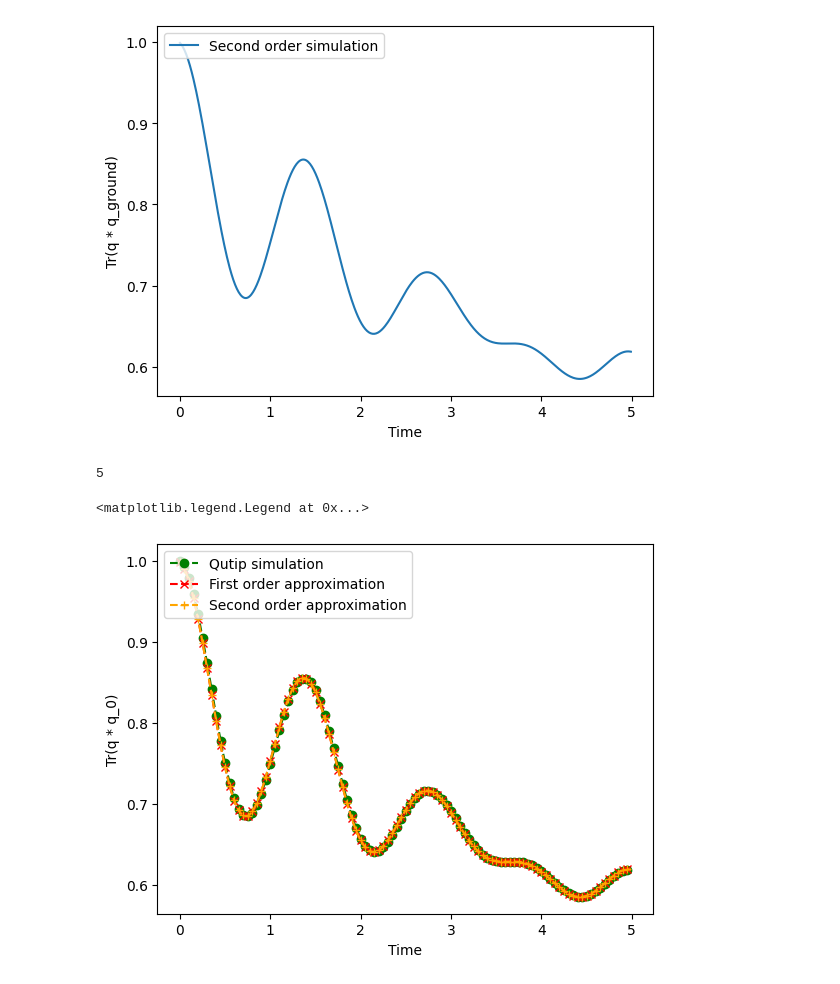
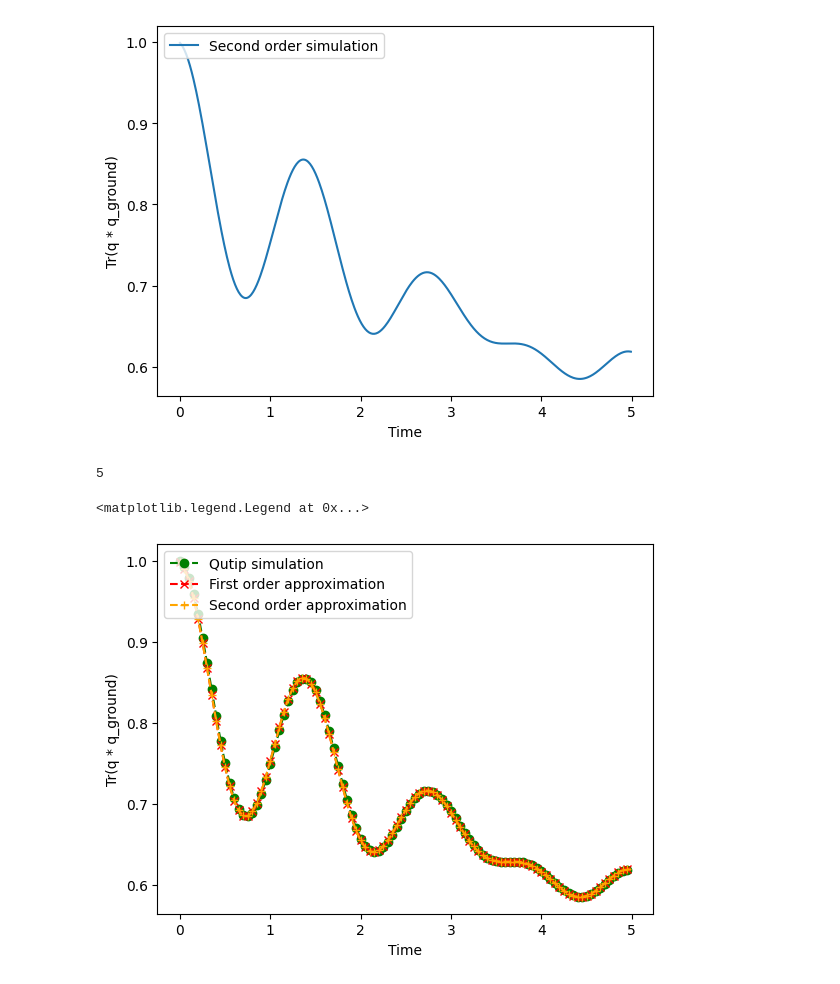
Before and after one commit to rbudai98/QSimulations, a Jupyter notebook: TFIM_time_indep_multi_qubit_.ipynb, the cells around one changed output. Cells and saved outputs as stored; diff of their text form; code cells hidden in the pictures.

```diff
--- a/TFIM_time_indep_multi_qubit_.ipynb
+++ b/TFIM_time_indep_multi_qubit_.ipynb
@@ -86,7 +86,7 @@ from qutip import mesolve
 import numpy as np
 
 rho = QSystem.rho_ground
-exact_trace_rho_0 = []
+exact_trace_rho_highest_en = []
 for t in time_vec:
     sum = np.zeros((QSystem._systemSizeDim, QSystem._systemSizeDim))
     for j in np.arange(1, J + 1, 1):
@@ -96,7 +96,7 @@ for t in time_vec:
         )
     delta_rho = -1j * (QSystem.H_op() @ rho - rho @ QSystem.H_op()) + sum
     rho = rho + dt * delta_rho
-    exact_trace_rho_0.append((rho @ QSystem.rho_ground).tr())
+    exact_trace_rho_highest_en.append((rho @ QSystem.rho_ground).tr())
 
 V1 = V_damping(1)
 V2 = V_damping(2)
@@ -105,7 +105,7 @@ results2 = mesolve(QSystem.H_op(), Qobj(QSystem.rho_ground), time_vec, [V1, V2],
 plt.figure()
 plt.xlabel("Time")
 plt.ylabel("Tr(q * q_ground)")
-plt.plot(time_vec, exact_trace_rho_0, label="Exact simulation")
+plt.plot(time_vec, exact_trace_rho_highest_en, label="Exact simulation")
 plt.plot(time_vec, results2.expect[0], label="Qutip simulation")
 plt.legend(loc="upper left")
 # %% [output]
@@ -131,7 +131,7 @@ for i in range(ancilla):
 rho_ancilla = Qobj(psi_ancilla.conj().T @ psi_ancilla)
 
 rho = QSystem.rho_ground
-first_order_trace_rho_0 = []
+first_order_trace_rho_highest_en = []
 for t in time_vec:
     # Extended system, zero initialized ancilla + hamiltonian system
     system = Qobj(
@@ -153,12 +153,12 @@ for t in time_vec:
     evolved_system = approximation @ system @ approximation.conj().trans()
 
     rho = evolved_system.ptrace(1)
-    first_order_trace_rho_0.append((rho @ QSystem.rho_ground).tr())
+    first_order_trace_rho_highest_en.append((rho @ QSystem.rho_ground).tr())
 
 plt.figure()
 plt.xlabel("Time")
 plt.ylabel("Tr(q * q_ground)")
-plt.plot(time_vec, first_order_trace_rho_0, label="First order simulation")
+plt.plot(time_vec, first_order_trace_rho_highest_en, label="First order simulation")
 plt.legend(loc="upper left")
 # %% [output]
 <matplotlib.legend.Legend at 0x...>
@@ -183,7 +183,7 @@ for i in range(ancilla):
 rho_ancilla = Qobj(psi_ancilla.conj().T @ psi_ancilla)
 
 rho = rho_ground
-second_order_trace_rho_0 = []
+second_order_trace_rho_highest_en = []
 for t in time_vec:
     # print(t)
     # Extended system, zero initialized ancilla + hamiltonian system
@@ -206,12 +206,12 @@ for t in time_vec:
     evolved_system = approximation @ system @ approximation.conj().trans()
 
     rho = evolved_system.ptrace(1)
-    second_order_trace_rho_0.append((rho @ rho_ground).tr())
+    second_order_trace_rho_highest_en.append((rho @ rho_ground).tr())
 
 plt.figure()
 plt.xlabel("Time")
 plt.ylabel("Tr(q * q_ground)")
-plt.plot(time_vec, second_order_trace_rho_0, label="Second order simulation")
+plt.plot(time_vec, second_order_trace_rho_highest_en, label="Second order simulation")
 plt.legend(loc="upper left")
 # %% [output]
 <matplotlib.legend.Legend at 0x...>
@@ -225,37 +225,37 @@ print(plot_density)
 
 plt.figure()
 plt.xlabel("Time")
-plt.ylabel("Tr(q * q_0)")
-# plt.plot(time_vec, exact_trace_rho_0, label="Exact simulation")
+plt.ylabel("Tr(q * q_ground)")
+# plt.plot(time_vec, exact_trace_rho_highest_en, label="Exact simulation")
 plt.plot(
     time_vec,
     results2.expect[0],
     label="Qutip simulation",
     color="green",
     marker="o",
     linestyle="dashed",
     markevery=plot_density,
 )
 plt.plot(
     time_vec,
-    first_order_trace_rho_0,
+    first_order_trace_rho_highest_en,
     label="First order approximation",
     color="red",
     marker="x",
     linestyle="dashed",
     markevery=plot_density,
 )
 plt.plot(
     time_vec,
-    second_order_trace_rho_0,
+    second_order_trace_rho_highest_en,
     label="Second order approximation",
     color="orange",
     marker="+",
     linestyle="dashed",
     markevery=plot_density,
 )
 plt.legend(loc="upper left")
 # %% [output]
 5
 <matplotlib.legend.Legend at 0x...>
-[figure, old version]
+[figure, new version]
```
Also changed, not shown: parts of 1 cell of this notebook, 3 other files.
